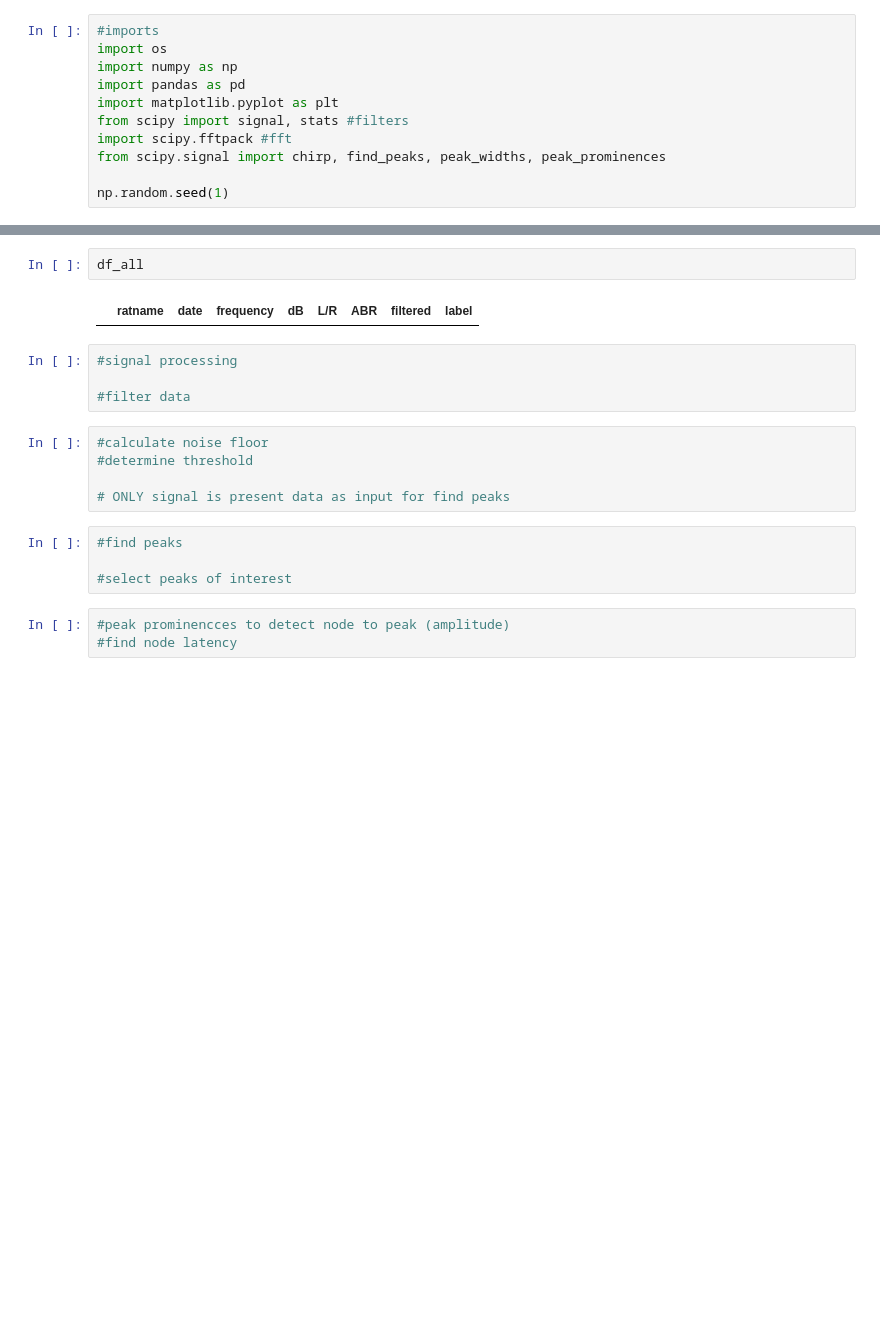
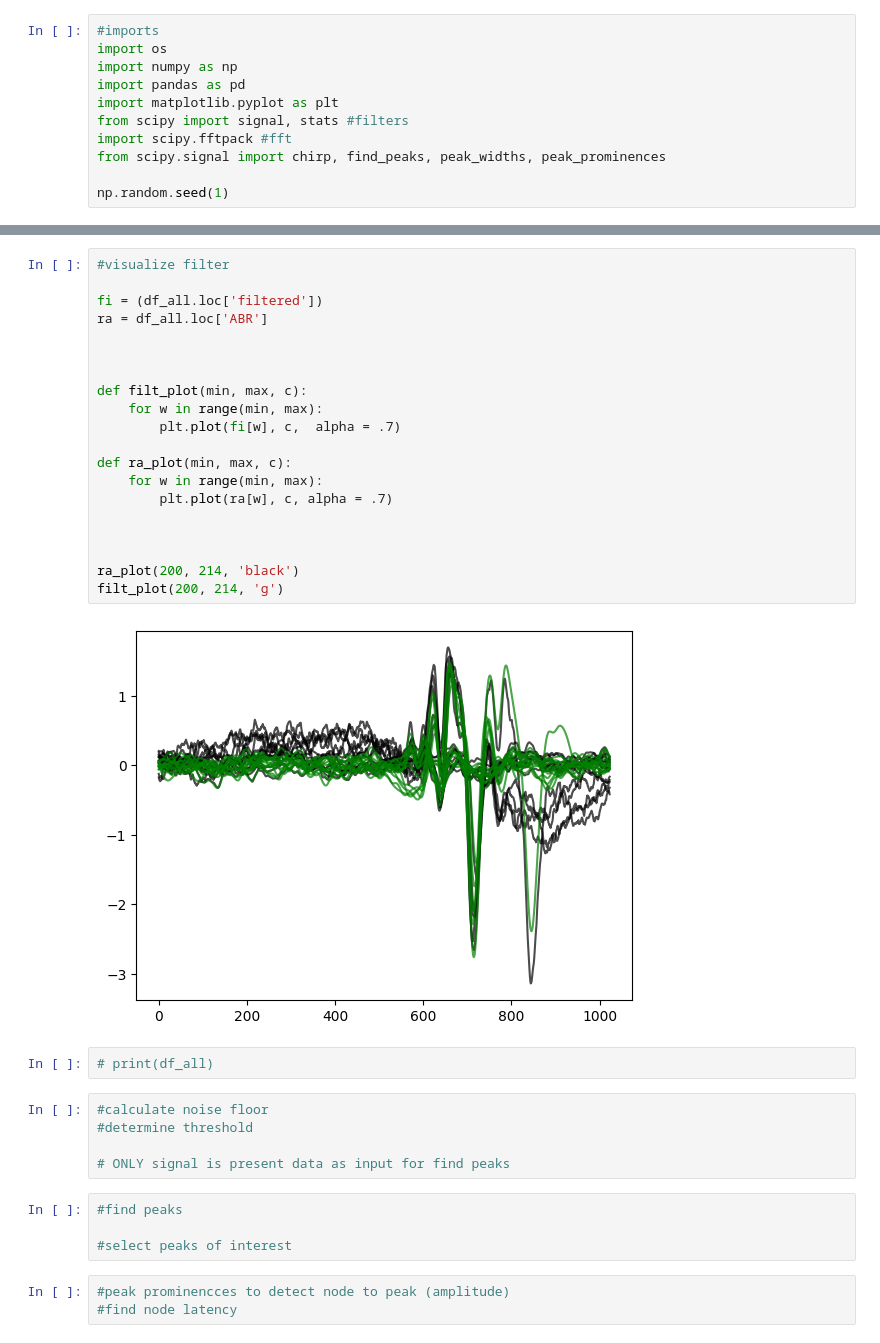
Before and after one commit to DeckerDreams/ABR_Processing, a Jupyter notebook: auto_abr_updated.ipynb, the cells around one changed output, grey strips where cells are left out. Saved outputs shown, nothing was run; the diff lists cells and outputs as text; blank space fills up the shorter version.

Commit message:
cleaned filter function and added to main frame

```diff
--- a/auto_abr_updated.ipynb
+++ b/auto_abr_updated.ipynb
@@ -83,11 +142,27 @@ for rat in rats:
-# %%
-df_all
-# %% [output]
-|  | ratname | date | frequency | dB | L/R | ABR | filtered | label |
-# %%
-#signal processing
-
-#filter data
+# %%
+#visualize filter
+
+fi = (df_all.loc['filtered'])
+ra = df_all.loc['ABR']
+
+
+
+def filt_plot(min, max, c):
+    for w in range(min, max):
+        plt.plot(fi[w], c,  alpha = .7)
+
+def ra_plot(min, max, c):
+    for w in range(min, max):
+        plt.plot(ra[w], c, alpha = .7)
+
+
+
+ra_plot(200, 214, 'black')
+filt_plot(200, 214, 'g')
+# %% [output]
+[figure, added]
+# %%
+# print(df_all)
 # %%
 #calculate noise floor
 #determine threshold
```
Also changed, not shown: parts of 1 cell of this notebook, 3 other files.
